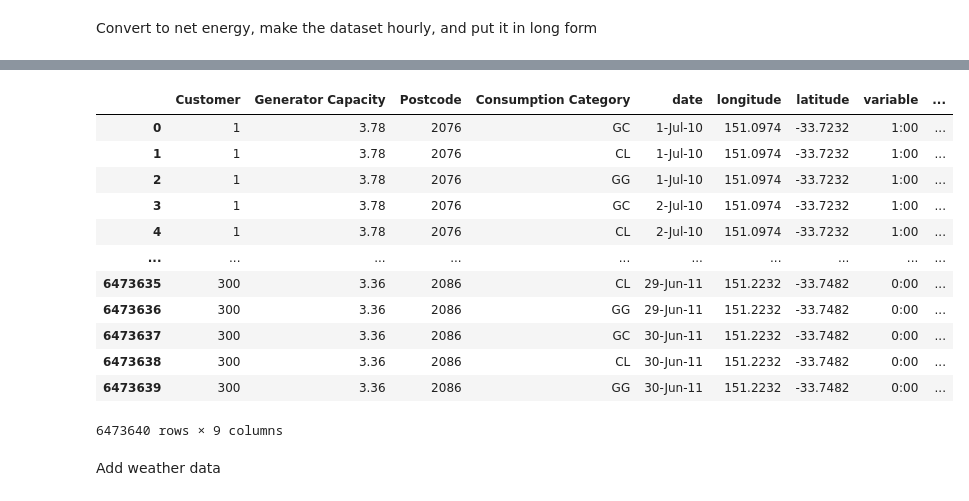
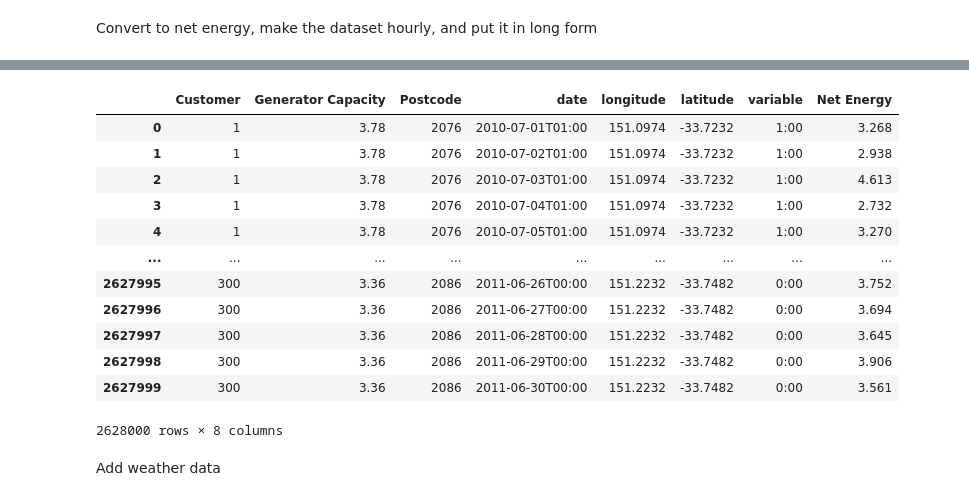
Before and after one commit to codymlewis/SGHFL, a Jupyter notebook: solar_power.ipynb, the cells around one changed output, grey strips where cells are left out. Drawn from its saved outputs; the diff is of its cells as text; code cells hidden in the pictures.

```diff
--- a/solar_power.ipynb
+++ b/solar_power.ipynb
@@ -80,7 +80,7 @@ for customer in tqdm(solar_home_data.Customer.unique()):
         rows = solar_home_data[(solar_home_data.Customer == customer) & (solar_home_data.date == date)]
         consumption_rows = rows[(rows['Consumption Category'] == "GC") | (rows['Consumption Category'] == "CL")]
         generation_row = rows[rows['Consumption Category'] == "GG"]
-        time_columns = rows.columns[5:]
+        time_columns = rows.columns[5:-2]
         generation_row.loc[:, time_columns] = consumption_rows[time_columns].sum() - generation_row[time_columns]
         new_row = generation_row.drop(columns=["Consumption Category"])
         new_data.append(new_row)
@@ -102,9 +88,8 @@ solar_home_data = pd.concat(new_data)
 # %%
 # Get rid of half hour intervals
-df = solar_home_data.copy()
-time_columns = solar_home_data.columns[5:-2]
+time_columns = solar_home_data.columns[4:-2]
 for half_hour, hour in zip(time_columns[::2], time_columns[1::2]):
-    df[hour] += df[half_hour]
-df = df.drop(columns=time_columns[::2])
-df
+    solar_home_data[hour] += solar_home_data[half_hour]
+solar_home_data = solar_home_data.drop(columns=time_columns[::2])
+solar_home_data
 # %% [output]
@@ -124,6 +109,6 @@ df
 # %%
-id_columns = df.columns[:5].tolist() + df.columns[-2:].tolist()
-time_columns = df.columns[5:-2]
-df = pd.melt(df, id_vars=id_columns, value_vars=time_columns)
-df
+id_columns = solar_home_data.columns[:4].tolist() + solar_home_data.columns[-2:].tolist()
+time_columns = solar_home_data.columns[4:-2]
+solar_home_data = pd.melt(solar_home_data, id_vars=id_columns, value_vars=time_columns)
+solar_home_data
 # %% [output]
@@ -143,23 +128,23 @@ df
 # %%
-df = df.rename(columns={"value": "Net Energy"})
-df['date'] += " " + df['variable']
-df.drop(columns='variable')
-df['date'] = df['date'].map(lambda x: datetime.strptime(x, "%d-%b-%y %H:%M").isoformat(timespec="minutes"))
-df
+solar_home_data = solar_home_data.rename(columns={"value": "Net Energy", "date": "Datetime", "longitude": "Longitude", "latitude": "Latitude"})
+solar_home_data['date'] += " " + solar_home_data['variable']
+solar_home_data = solar_home_data.drop(columns='variable')
+solar_home_data['date'] = solar_home_data['date'].map(lambda x: datetime.strptime(x, "%d-%b-%y %H:%M").isoformat(timespec="minutes"))
+solar_home_data
 # %% [output]
-|  | Customer | Generator Capacity | Postcode | Consumption Category | date | longitude | latitude | variable | ... |
-| 0 | 1 | 3.78 | 2076 | GC | 1-Jul-10 | 151.0974 | -33.7232 | 1:00 | ... |
-| 1 | 1 | 3.78 | 2076 | CL | 1-Jul-10 | 151.0974 | -33.7232 | 1:00 | ... |
-| 2 | 1 | 3.78 | 2076 | GG | 1-Jul-10 | 151.0974 | -33.7232 | 1:00 | ... |
-| 3 | 1 | 3.78 | 2076 | GC | 2-Jul-10 | 151.0974 | -33.7232 | 1:00 | ... |
-| 4 | 1 | 3.78 | 2076 | CL | 2-Jul-10 | 151.0974 | -33.7232 | 1:00 | ... |
-| ... | ... | ... | ... | ... | ... | ... | ... | ... | ... |
-| 6473635 | 300 | 3.36 | 2086 | CL | 29-Jun-11 | 151.2232 | -33.7482 | 0:00 | ... |
-| 6473636 | 300 | 3.36 | 2086 | GG | 29-Jun-11 | 151.2232 | -33.7482 | 0:00 | ... |
-| 6473637 | 300 | 3.36 | 2086 | GC | 30-Jun-11 | 151.2232 | -33.7482 | 0:00 | ... |
-| 6473638 | 300 | 3.36 | 2086 | CL | 30-Jun-11 | 151.2232 | -33.7482 | 0:00 | ... |
-| 6473639 | 300 | 3.36 | 2086 | GG | 30-Jun-11 | 151.2232 | -33.7482 | 0:00 | ... |
+|  | Customer | Generator Capacity | Postcode | date | longitude | latitude | variable | Net Energy |
+| 0 | 1 | 3.78 | 2076 | 2010-07-01T01:00 | 151.0974 | -33.7232 | 1:00 | 3.268 |
+| 1 | 1 | 3.78 | 2076 | 2010-07-02T01:00 | 151.0974 | -33.7232 | 1:00 | 2.938 |
+| 2 | 1 | 3.78 | 2076 | 2010-07-03T01:00 | 151.0974 | -33.7232 | 1:00 | 4.613 |
+| 3 | 1 | 3.78 | 2076 | 2010-07-04T01:00 | 151.0974 | -33.7232 | 1:00 | 2.732 |
+| 4 | 1 | 3.78 | 2076 | 2010-07-05T01:00 | 151.0974 | -33.7232 | 1:00 | 3.270 |
+| ... | ... | ... | ... | ... | ... | ... | ... | ... |
+| 2627995 | 300 | 3.36 | 2086 | 2011-06-26T00:00 | 151.2232 | -33.7482 | 0:00 | 3.752 |
+| 2627996 | 300 | 3.36 | 2086 | 2011-06-27T00:00 | 151.2232 | -33.7482 | 0:00 | 3.694 |
+| 2627997 | 300 | 3.36 | 2086 | 2011-06-28T00:00 | 151.2232 | -33.7482 | 0:00 | 3.645 |
+| 2627998 | 300 | 3.36 | 2086 | 2011-06-29T00:00 | 151.2232 | -33.7482 | 0:00 | 3.906 |
+| 2627999 | 300 | 3.36 | 2086 | 2011-06-30T00:00 | 151.2232 | -33.7482 | 0:00 | 3.561 |
-6473640 rows × 9 columns
+2628000 rows × 8 columns
 # %% [markdown]
  Add weather data
 # %%
```
Also changed, not shown: parts of 7 cells of this notebook.
